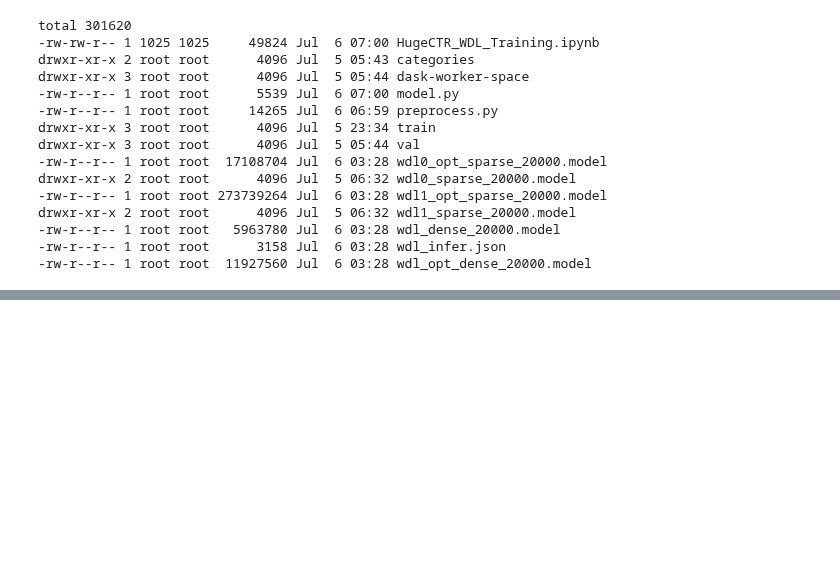
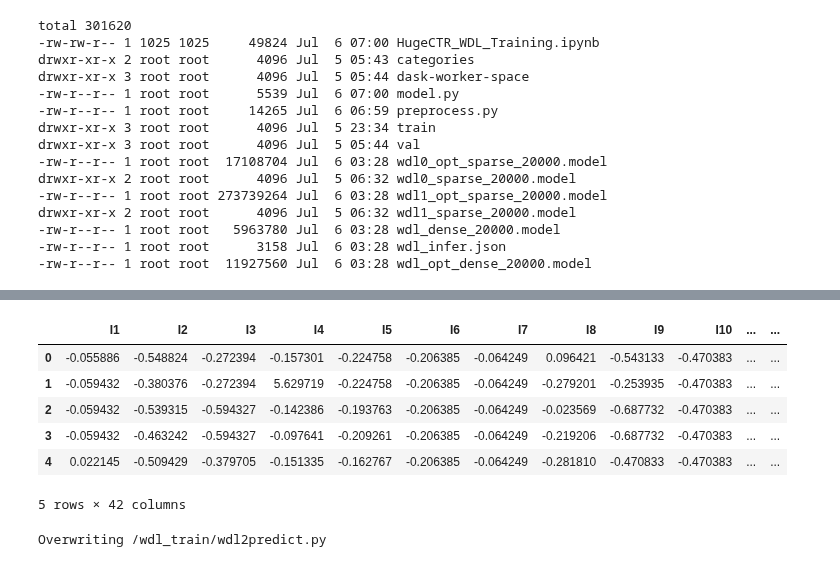
Before and after one commit to triton-inference-server/hugectr_backend, a Jupyter notebook: samples/wdl/HugeCTR_WDL_Training.ipynb, the cells around one changed output, grey strips where cells are left out. Saved outputs shown, nothing was run; the diff lists cells and outputs as text; code cells hidden in the pictures; blank space fills up the shorter version.

```diff
--- a/samples/wdl/HugeCTR_WDL_Training.ipynb
+++ b/samples/wdl/HugeCTR_WDL_Training.ipynb
@@ -695,0 +717,13 @@ drwxr-xr-x 2 root root      4096 Jul  5 06:32 wdl1_sparse_20000.model
+# %%
+import pandas as pd
+df = pd.read_parquet("/wdl_train/val/part_0.parquet")
+# %%
+df.head()
+# %% [output]
+|  | I1 | I2 | I3 | I4 | I5 | I6 | I7 | I8 | I9 | I10 | ... | ... |
+| 0 | -0.055886 | -0.548824 | -0.272394 | -0.157301 | -0.224758 | -0.206385 | -0.064249 | 0.096421 | -0.543133 | -0.470383 | ... | ... |
+| 1 | -0.059432 | -0.380376 | -0.272394 | 5.629719 | -0.224758 | -0.206385 | -0.064249 | -0.279201 | -0.253935 | -0.470383 | ... | ... |
+| 2 | -0.059432 | -0.539315 | -0.594327 | -0.142386 | -0.193763 | -0.206385 | -0.064249 | -0.023569 | -0.687732 | -0.470383 | ... | ... |
+| 3 | -0.059432 | -0.463242 | -0.594327 | -0.097641 | -0.209261 | -0.206385 | -0.064249 | -0.219206 | -0.687732 | -0.470383 | ... | ... |
+| 4 | 0.022145 | -0.509429 | -0.379705 | -0.151335 | -0.162767 | -0.206385 | -0.064249 | -0.281810 | -0.470833 | -0.470383 | ... | ... |
+5 rows × 42 columns
@@ -695,0 +732,51 @@ drwxr-xr-x 2 root root      4096 Jul  5 06:32 wdl1_sparse_20000.model
+# %%
+%%writefile /wdl_train/wdl2predict.py
+from hugectr.inference import InferenceParams, CreateInferenceSession
+import hugectr
+import pandas as pd
+import numpy as np
+import sys
+from mpi4py import MPI
+def wdl_inference(model_name, network_file, dense_file, embedding_file_list, data_file,enable_cache):
+    CATEGORICAL_COLUMNS=["C" + str(x) for x in range(1, 27)]+["C1_C2","C3_C4"]
+    CONTINUOUS_COLUMNS=["I" + str(x) for x in range(1, 14)]
+    LABEL_COLUMNS = ['label']
+    emb_size = [249058, 19561, 14212, 6890, 18592, 4, 6356, 1254, 52, 226170, 80508, 72308, 11, 2169, 7597, 61, 4, 923, 15, 249619, 168974, 243480, 68212, 9169, 75, 34, 278018, 415262]
+    shift = np.insert(np.cumsum(emb_size), 0, 0)[:-1]
+    test_df=pd.read_csv(data_file,sep=',')
+    config_file = network_file
+    row_ptrs = list(range(0,21))+list(range(0,261))
+    dense_features =  list(test_df[CONTINUOUS_COLUMNS].values.flatten())
+    test_df[CATEGORICAL_COLUMNS].astype(np.int64)
+    embedding_columns = list((test_df[CATEGORICAL_COLUMNS]+shift).values.flatten())
+
+    # create parameter server, embedding cache and inference session
+    inference_params = InferenceParams(model_name = model_name,
+                                max_batchsize = 64,
+                                hit_rate_threshold = 0.9,
+                                dense_model_file = dense_file,
+                                sparse_model_files = embedding_file_list,
+                                device_id = 2,
+                                use_gpu_embedding_cache = enable_cache,
+                                cache_size_percentage = 0.9,
+                                i64_input_key = True,
+                                use_mixed_precision = False
+                                )
+    inference_session = CreateInferenceSession(config_file, inference_params)
+    output = inference_session.predict(dense_features, embedding_columns, row_ptrs)
+    print("WDL multi-embedding table inference result is {}".format(output))
+
+if __name__ == "__main__":
+    model_name = sys.argv[1]
+    network_file = sys.argv[2]
+    dense_file = sys.argv[3]
+    embedding_file_list = str(sys.argv[4]).split(',')
+    print(embedding_file_list)
+    data_file = sys.argv[5]
+
+
+    #wdl_inference(model_name, network_file, dense_file, embedding_file_list, data_file, True,hugectr.Database_t.Redis)
+    wdl_inference(model_name, network_file, dense_file, embedding_file_list, data_file, True)
+    #wdl_inference(model_name, network_file, dense_file, embedding_file_list, data_file, False)
+# %% [output]
+Overwriting /wdl_train/wdl2predict.py
```
Also changed, not shown: parts of 12 cells of this notebook, 2 other files.
